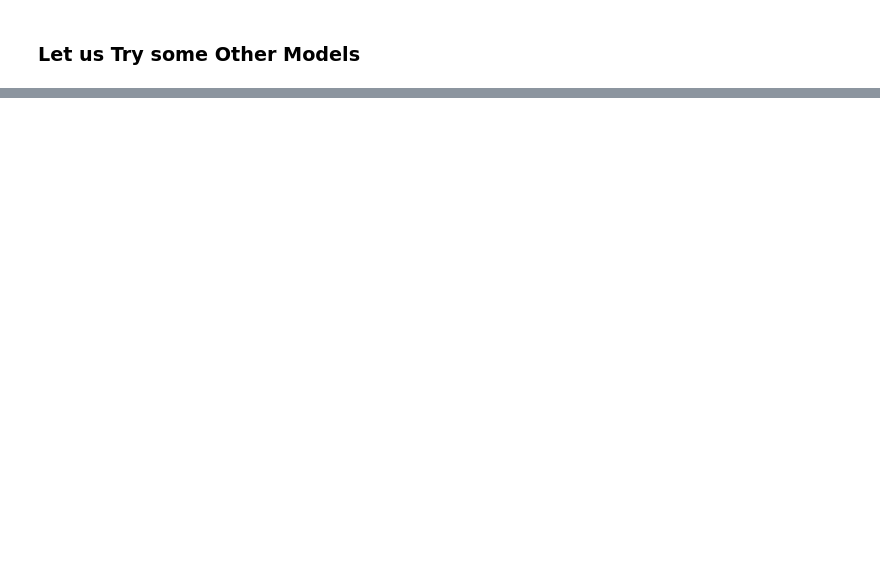
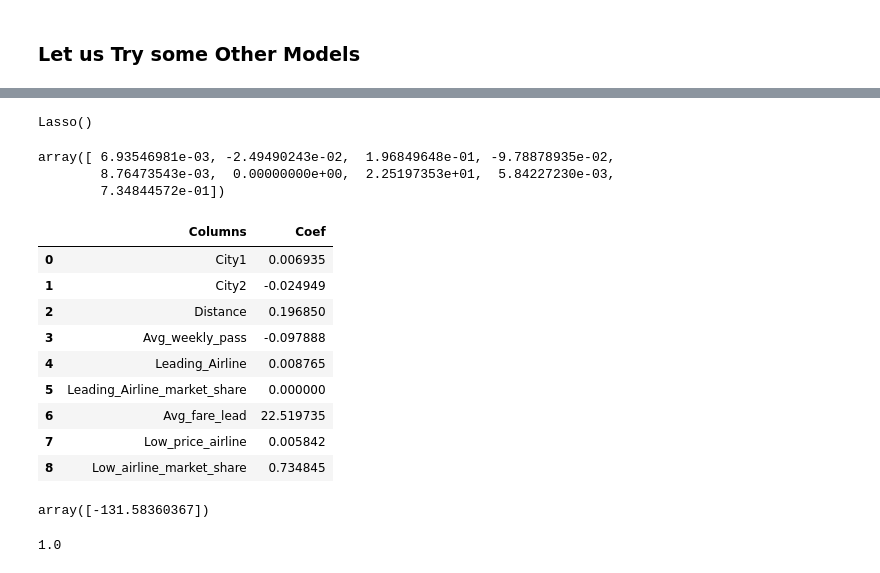
Before and after one commit to Arunvarghese10/Predictive_models_for_Classification_Regression, a Jupyter notebook: Logistic_Regression_CS.ipynb, the cells around one changed output, grey strips where cells are left out. Drawn from its saved outputs; the diff is of its cells as text; code cells hidden in the pictures; blank space fills up the shorter version.

```diff
--- a/Logistic_Regression_CS.ipynb
+++ b/Logistic_Regression_CS.ipynb
@@ -607,0 +613,4 @@ RMSE:    11.396525526980323
+# %%
+gscv=GridSearchCV(estimator=Ridge(), param_grid=param, scoring="r2",cv=3,verbose=3)
+# %%
+gscv.fit(x_train,y_train)
@@ -607,0 +664,33 @@ RMSE:    11.396525526980323
+# %%
+Model_lasso= Lasso()
+# %%
+Model_lasso.fit(x_train,y_train)
+# %% [output]
+Lasso()
+# %%
+Model_lasso.coef_
+# %% [output]
+array([ 6.93546981e-03, -2.49490243e-02,  1.96849648e-01, -9.78878935e-02,
+        8.76473543e-03,  0.00000000e+00,  2.25197353e+01,  5.84227230e-03,
+        7.34844572e-01])
+# %%
+pd.DataFrame({"Columns":x_train.columns,"Coef":Model_lasso.coef_})
+# %% [output]
+|  | Columns | Coef |
+| 0 | City1 | 0.006935 |
+| 1 | City2 | -0.024949 |
+| 2 | Distance | 0.196850 |
+| 3 | Avg_weekly_pass | -0.097888 |
+| 4 | Leading_Airline | 0.008765 |
+| 5 | Leading_Airline_market_share | 0.000000 |
+| 6 | Avg_fare_lead | 22.519735 |
+| 7 | Low_price_airline | 0.005842 |
+| 8 | Low_airline_market_share | 0.734845 |
+# %%
+Model_lasso.intercept_
+# %% [output]
+array([-131.58360367])
+# %%
+Model_lasso.alpha
+# %% [output]
+1.0
```
Also changed, not shown: parts of 21 cells of this notebook.
